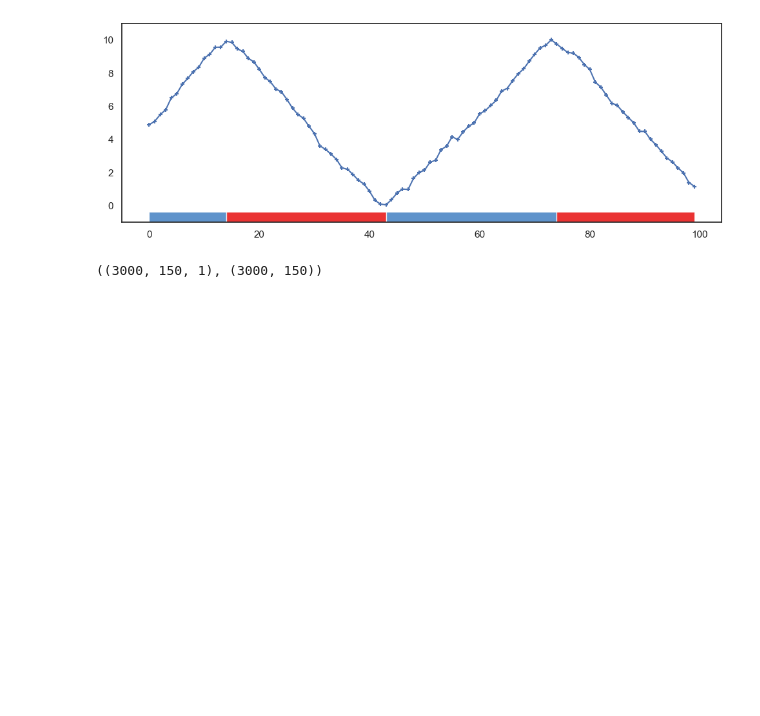
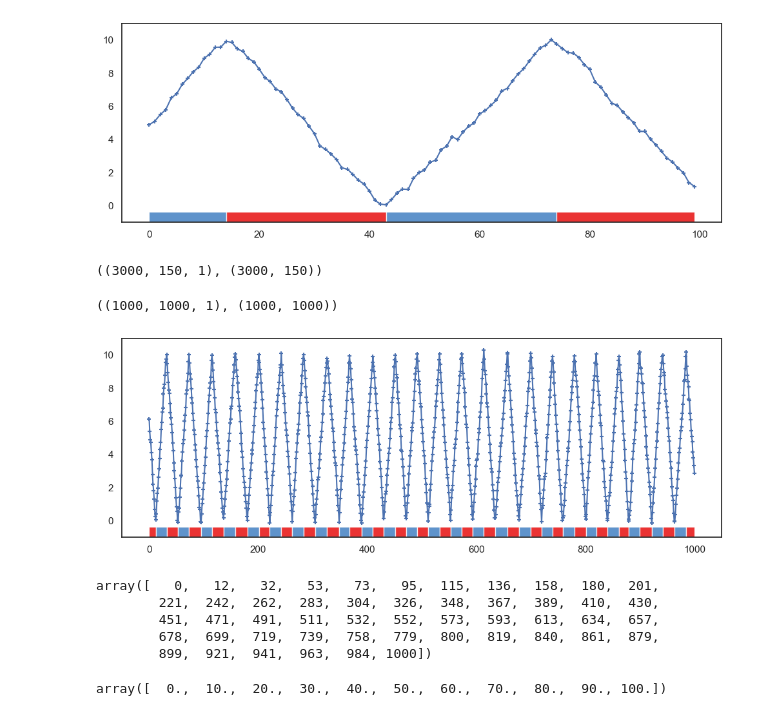
Before and after one commit to huiwenn/sds, a Jupyter notebook: data/bouncingball.ipynb, the cells around one changed output. Drawn from its saved outputs; the diff is of its cells as text; code cells hidden in the pictures; blank space fills up the shorter version.

```diff
--- a/data/bouncingball.ipynb
+++ b/data/bouncingball.ipynb
@@ -152,3 +152,13 @@ data_y.shape, data_z.shape
 ((3000, 150, 1), (3000, 150))
 # %%
 np.savez('bouncing_ball_calibration.npz', y=data_y, z=data_z)
+# %%
+data_y = []
+data_z = []
+for i in tqdm(range(1000)):
+    dy, dz = make_seq(T=1000)
+    data_y.append(dy)
+    data_z.append(dz)
+data_y = np.asarray(data_y)
+data_z = np.asarray(data_z)
+data_y.shape, data_z.shape
@@ -205,3 +219,52 @@ for i in tqdm(range(1000)):
 data_y = np.asarray(data_y)
 data_z = np.asarray(data_z)
 data_y.shape, data_z.shape
+# %%
+data_y = []
+data_z = []
+for i in tqdm(range(1000)):
+    dy, dz = make_seq_noise(T=1000)
+    data_y.append(dy)
+    data_z.append(dz)
+data_y = np.asarray(data_y)
+data_z = np.asarray(data_z)
+data_y.shape, data_z.shape
+# %% [output]
+((1000, 1000, 1), (1000, 1000))
+# %%
+idx = np.random.randint(data_y.shape[0])
+y_seq, z_seq = data_y[idx], data_z[idx]
+fig = plt.figure(figsize=(12, 4))
+ax = fig.gca()
+ax.scatter(np.arange(len(y_seq)), y_seq, s=25, marker='+')
+ax.plot(np.arange(len(y_seq)), y_seq)
+ax.set_ylim([-1, 11.])
+_plot_segments(ax, z_seq, 0., 0.05)
+plt.show()
+# %% [output]
+[figure, added]
+# %%
+
+def find_phase_changes(phases):
+    # Calculate the difference between consecutive elements
+    diff = np.diff(phases)
+
+    # Find the indices where the difference is not zero (i.e., where the phase changes)
+    change_indices = np.where(diff != 0)[0]
+
+    # Add 1 to the indices to get the position of the change in the original array
+    change_indices += 1
+
+    return np.concatenate([[0], change_indices, [len(phases)]])
+
+find_phase_changes(z_seq)
+# %% [output]
+array([   0,   12,   32,   53,   73,   95,  115,  136,  158,  180,  201,
+        221,  242,  262,  283,  304,  326,  348,  367,  389,  410,  430,
+        451,  471,  491,  511,  532,  552,  573,  593,  613,  634,  657,
+        678,  699,  719,  739,  758,  779,  800,  819,  840,  861,  879,
+        899,  921,  941,  963,  984, 1000])
+# %%
+phase_changes
+# %% [output]
+array([  0.,  10.,  20.,  30.,  40.,  50.,  60.,  70.,  80.,  90., 100.])
```
Also changed, not shown: parts of 9 cells of this notebook, 3 other files.
